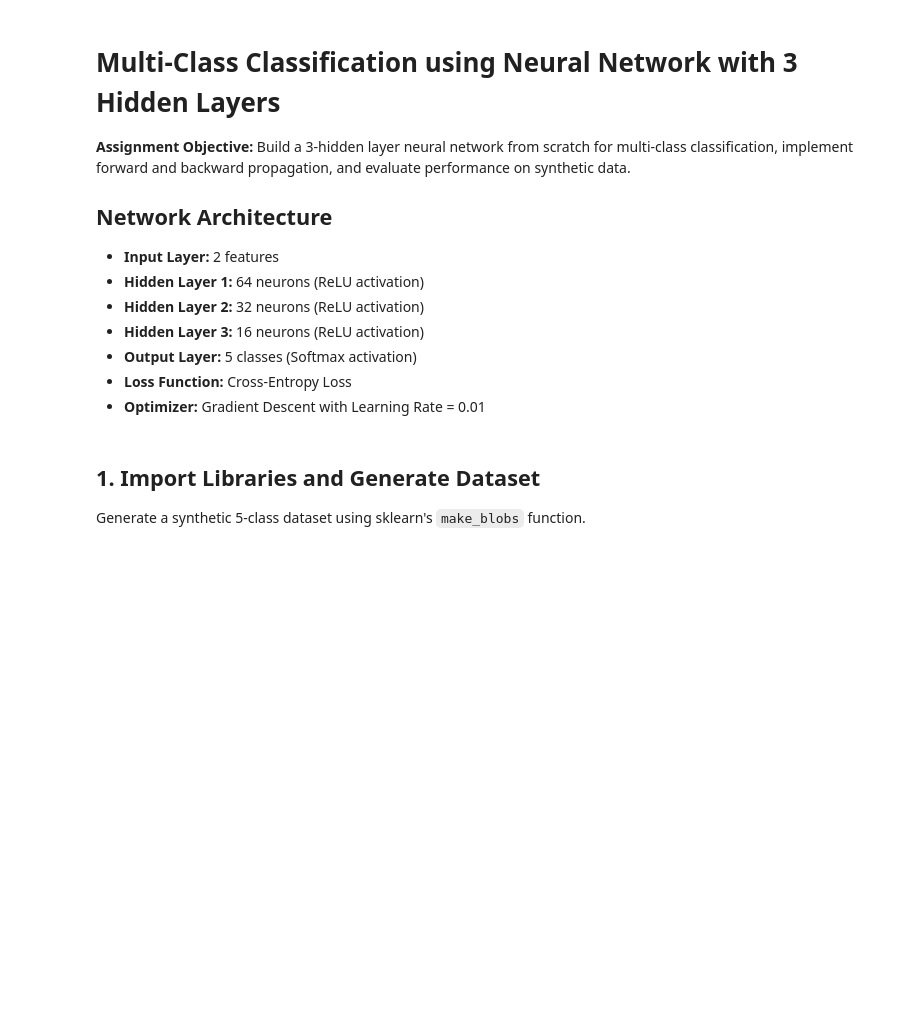
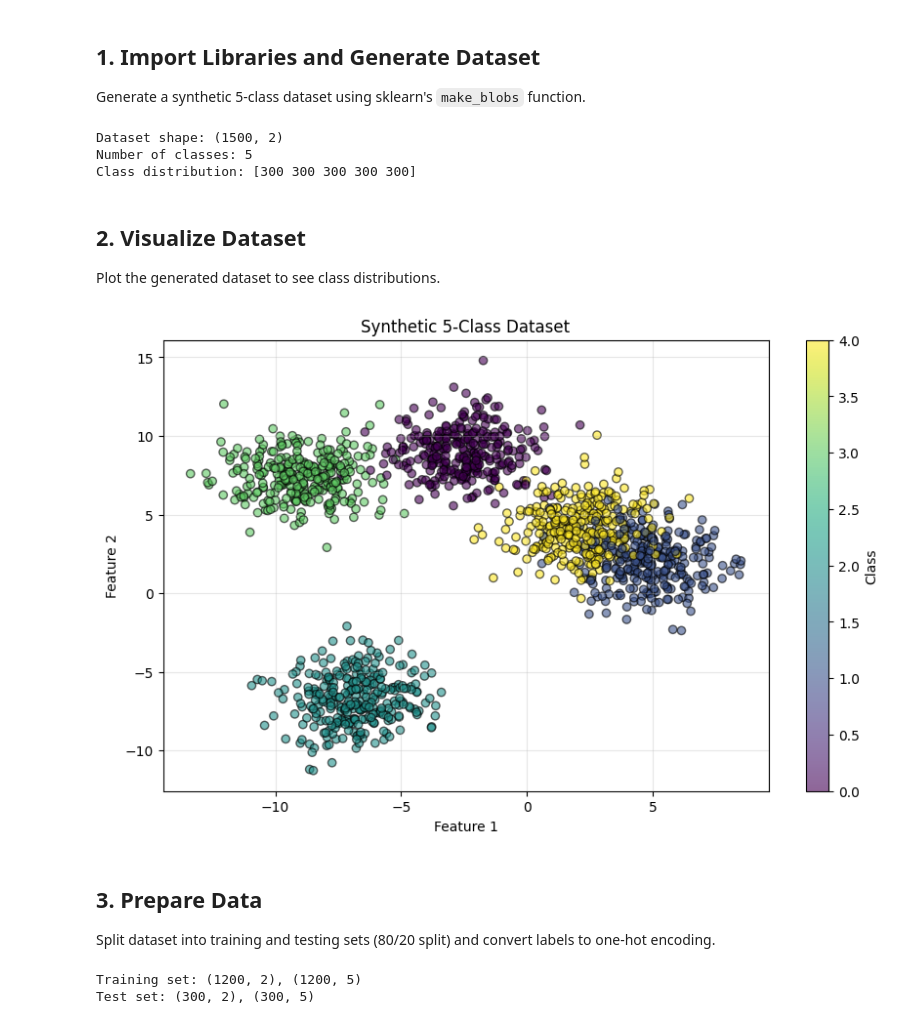
Before and after one commit to fahimalshihab/CVPR, a Jupyter notebook: MID/Neural_Network.ipynb, the cells around one changed output. Cells and saved outputs as stored; diff of their text form; code cells hidden in the pictures; blank space fills up the shorter version.

Commit message:
Fix: Convert notebooks to proper Jupyter format for GitHub rendering

```diff
--- a/MID/Neural_Network.ipynb
+++ b/MID/Neural_Network.ipynb
@@ -1,16 +1,3 @@
-# %% [markdown]
-# Multi-Class Classification using Neural Network with 3 Hidden Layers
-
-**Assignment Objective:** Build a 3-hidden layer neural network from scratch for multi-class classification, implement forward and backward propagation, and evaluate performance on synthetic data.
-
-## Network Architecture
-- **Input Layer:** 2 features
-- **Hidden Layer 1:** 64 neurons (ReLU activation)
-- **Hidden Layer 2:** 32 neurons (ReLU activation)
-- **Hidden Layer 3:** 16 neurons (ReLU activation)
-- **Output Layer:** 5 classes (Softmax activation)
-- **Loss Function:** Cross-Entropy Loss
-- **Optimizer:** Gradient Descent with Learning Rate = 0.01
 # %% [markdown]
 ## 1. Import Libraries and Generate Dataset
 
@@ -32,8 +19,46 @@ n_samples = 1500
 n_classes = 5
 n_features = 2
 
-X, y = make_blobs(n_samples=n_samples, n_features=n_features, centers=n_classes, cluster_std=1.5, random_state=42)
+X, y = make_blobs(n_samples=n_samples, n_features=n_features, centers=n_classes,
+                  cluster_std=1.5, random_state=42)
 
 print(f"Dataset shape: {X.shape}")
 print(f"Number of classes: {n_classes}")
 print(f"Class distribution: {np.bincount(y)}")
+# %% [output]
+Dataset shape: (1500, 2)
+Number of classes: 5
+Class distribution: [300 300 300 300 300]
+# %% [markdown]
+## 2. Visualize Dataset
+
+Plot the generated dataset to see class distributions.
+# %%
+plt.figure(figsize=(10, 6))
+scatter = plt.scatter(X[:, 0], X[:, 1], c=y, cmap='viridis', alpha=0.6, edgecolors='k')
+plt.colorbar(scatter, label='Class')
+plt.xlabel('Feature 1')
+plt.ylabel('Feature 2')
+plt.title('Synthetic 5-Class Dataset')
+plt.grid(True, alpha=0.3)
+plt.show()
+# %% [output]
+[figure, added]
+# %% [markdown]
+## 3. Prepare Data
+
+Split dataset into training and testing sets (80/20 split) and convert labels to one-hot encoding.
+# %%
+# Split data
+X_train, X_test, y_train, y_test = train_test_split(X, y, test_size=0.2, random_state=42)
+
+# One-hot encode labels
+encoder = OneHotEncoder(sparse_output=False)
+y_train_encoded = encoder.fit_transform(y_train.reshape(-1, 1))
+y_test_encoded = encoder.transform(y_test.reshape(-1, 1))
+
+print(f"Training set: {X_train.shape}, {y_train_encoded.shape}")
+print(f"Test set: {X_test.shape}, {y_test_encoded.shape}")
+# %% [output]
+Training set: (1200, 2), (1200, 5)
+Test set: (300, 2), (300, 5)
```
Also changed, not shown: parts of 15 cells of this notebook.
